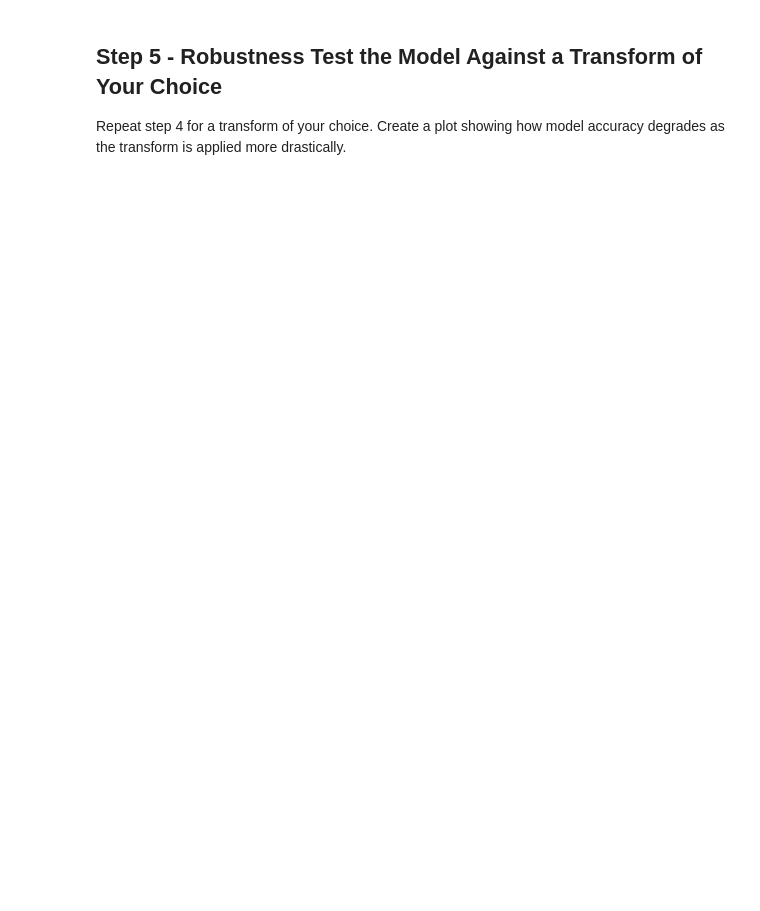
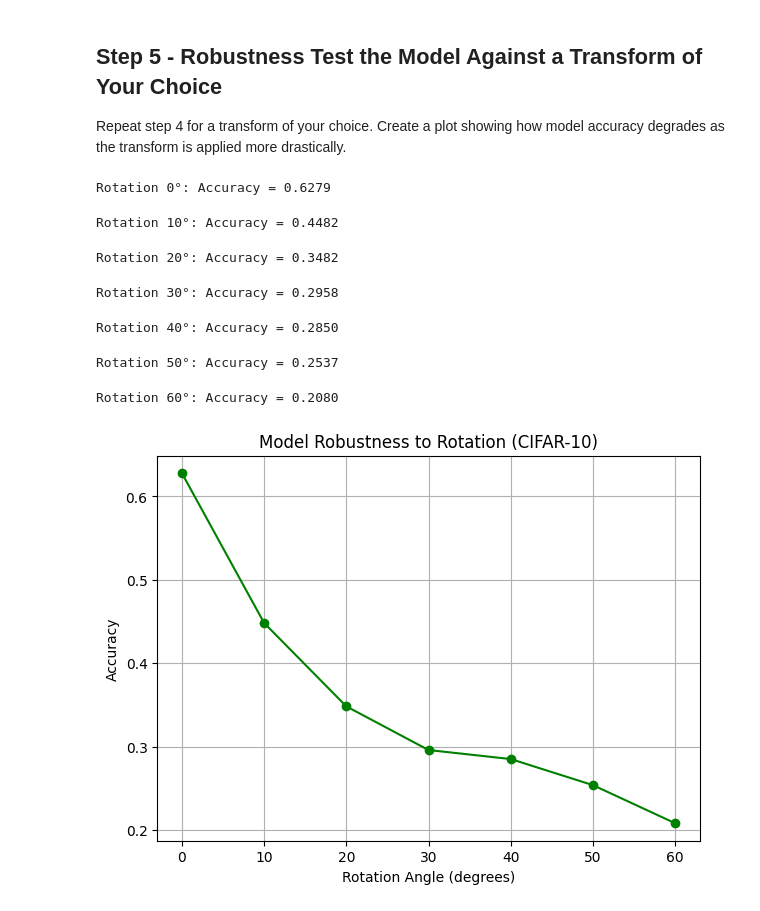
Before and after one commit to AlanNguyen93/fall-2025-assignment-02-transforms, a Jupyter notebook: assignment/task-01.ipynb, the cells around one changed output. Cells and saved outputs as stored; diff of their text form; code cells hidden in the pictures; blank space fills up the shorter version.

```diff
--- a/assignment/task-01.ipynb
+++ b/assignment/task-01.ipynb
@@ -96,0 +477,71 @@ Repeat step 4 for a transform of your choice. Create a plot showing how model ac
+# %%
+
+# Step 5 – Robustness Test Against Rotation
+# --------------------------------------------------------
+# Evaluate how model accuracy changes as test images are rotated.
+# --------------------------------------------------------
+
+import torch
+from torchvision import datasets, transforms
+import matplotlib.pyplot as plt
+from tqdm import tqdm
+
+# Make sure model & device are defined
+# device = torch.device("cuda" if torch.cuda.is_available() else "cpu")
+# model.to(device)
+
+# Define rotation angles to test (degrees)
+rotation_angles = [0, 10, 20, 30, 40, 50, 60]
+accuracies_rotation = []
+
+model.eval()
+with torch.no_grad():
+    for angle in rotation_angles:
+        # Apply rotation transform
+        rotation_transform = transforms.Compose([
+            transforms.RandomRotation((angle, angle)),  # fixed rotation
+            transforms.ToTensor(),
+            transforms.Normalize(mean=[0.4914, 0.4822, 0.4465],
+                                 std=[0.2470, 0.2435, 0.2616])
+        ])
+
+        # Load test dataset with this transform
+        rotated_test_dataset = datasets.CIFAR10(
+            root="./data", train=False, download=False, transform=rotation_transform
+        )
+        rotated_test_loader = torch.utils.data.DataLoader(
+            rotated_test_dataset, batch_size=64, shuffle=False
+        )
+
+        # Compute accuracy
+        correct, total = 0, 0
+        for images, labels in tqdm(rotated_test_loader, desc=f"Rotation={angle}°"):
+            images, labels = images.to(device), labels.to(device)
+            outputs = model(images)
+            _, predicted = torch.max(outputs, 1)
+            correct += (predicted == labels).sum().item()
+            total += labels.size(0)
+
+        accuracy = correct / total
+        accuracies_rotation.append(accuracy)
+        print(f"Rotation {angle}°: Accuracy = {accuracy:.4f}")
+
+# --------------------------------------------------------
+# Plot results
+# --------------------------------------------------------
+plt.figure(figsize=(7, 5))
+plt.plot(rotation_angles, accuracies_rotation, marker="o", linestyle="-", color="g")
+plt.title("Model Robustness to Rotation (CIFAR-10)")
+plt.xlabel("Rotation Angle (degrees)")
+plt.ylabel("Accuracy")
+plt.grid(True)
+plt.show()
+# %% [output]
+Rotation 0°: Accuracy = 0.6279
+Rotation 10°: Accuracy = 0.4482
+Rotation 20°: Accuracy = 0.3482
+Rotation 30°: Accuracy = 0.2958
+Rotation 40°: Accuracy = 0.2850
+Rotation 50°: Accuracy = 0.2537
+Rotation 60°: Accuracy = 0.2080
+[figure, added]
```
Also changed, not shown: parts of 11 cells of this notebook, 10 other files.
